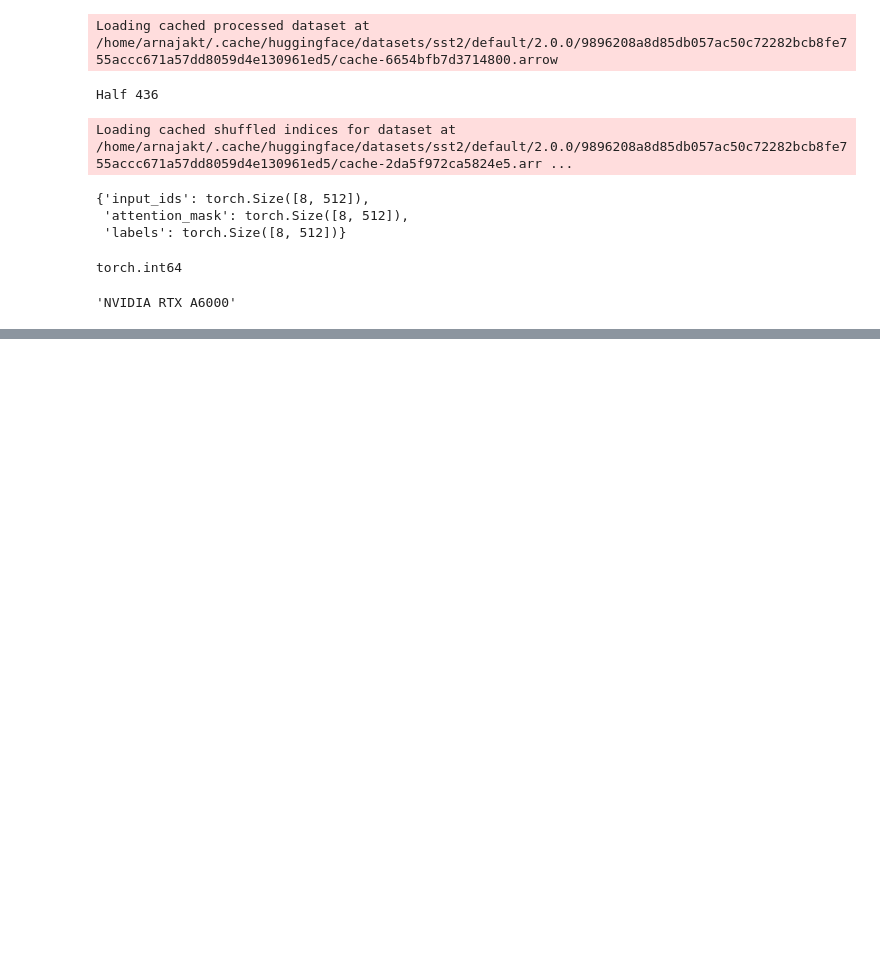
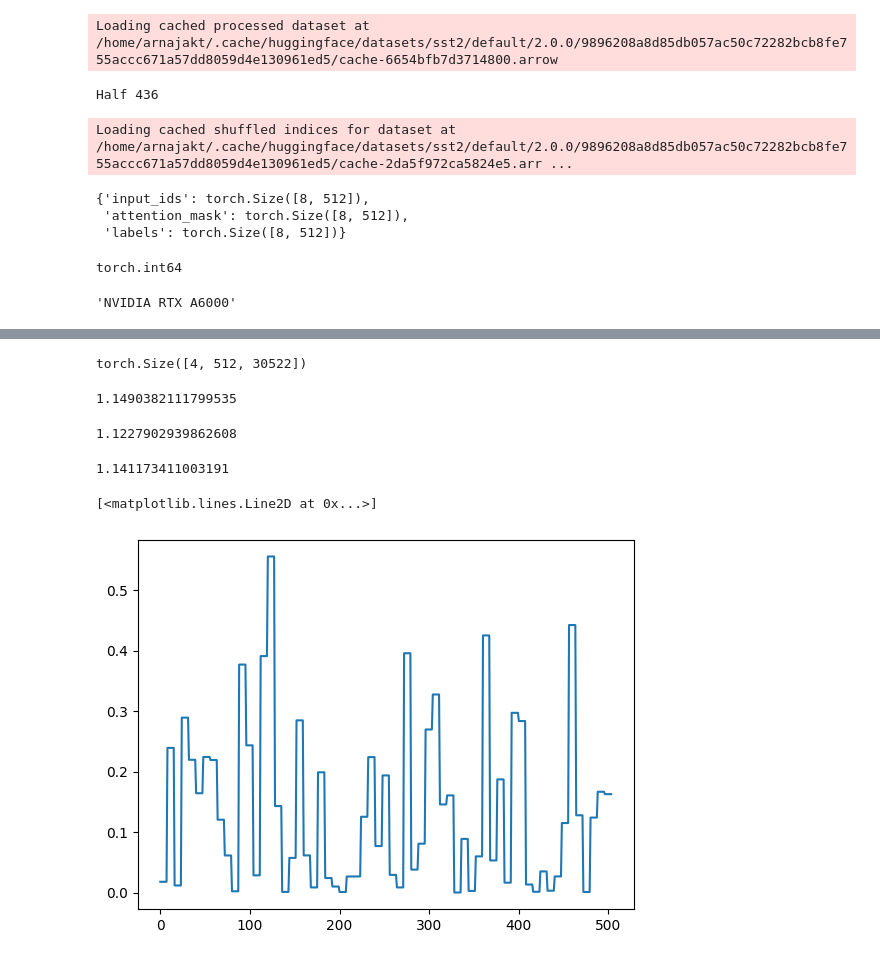
Before and after one commit to arnajak/Symbol-tuning, a Jupyter notebook: symbol.ipynb, the cells around one changed output, grey strips where cells are left out. Saved outputs shown, nothing was run; the diff lists cells and outputs as text; code cells hidden in the pictures; blank space fills up the shorter version.

```diff
--- a/symbol.ipynb
+++ b/symbol.ipynb
@@ -254,7 +254,7 @@ model, optimizer, train_dataloader, eval_dataloader = accelerator.prepare(
 # %%
 from transformers import get_scheduler
 
-num_train_epochs = 10000
+num_train_epochs = 3
 num_update_steps_per_epoch = len(train_dataloader)
 num_training_steps = num_train_epochs * num_update_steps_per_epoch
 
@@ -302,7 +302,6 @@ for epoch in range(num_train_epochs):
 
         loss = outputs.loss
         losses.append(accelerator.gather(loss.repeat(batch_size)))
-
     losses = torch.cat(losses)
     losses = losses[: len(eval_dataset)]
     try:
@@ -310,7 +309,7 @@ for epoch in range(num_train_epochs):
     except OverflowError:
         perplexity = float("inf")
 
-    #print(f">>> Epoch {epoch}: Perplexity: {perplexity}")
+    print(f">>> Epoch {epoch}: Perplexity: {perplexity}")
 
     # # Save and upload
     # accelerator.wait_for_everyone()
@@ -322,8 +321,8 @@ for epoch in range(num_train_epochs):
     #         commit_message=f"Training in progress epoch {epoch}", blocking=False
     #     )
 
-    if epoch % 1000 == 0:
-        print(f">>> Epoch {epoch}: Perplexity: {perplexity}")
-        model.save_pretrained("model/model_ver1601_epoch"+str(epoch), from_pt=True)
-model.save_pretrained("model/model_ver1601", from_pt=True)
+#     if epoch % 1000 == 0:
+#         print(f">>> Epoch {epoch}: Perplexity: {perplexity}")
+#         model.save_pretrained("model/model_ver1601_epoch"+str(epoch), from_pt=True)
+# model.save_pretrained("model/model_lastver", from_pt=True)
 # %% [output]
@@ -407,0 +332,4 @@ for i in range(10001):
+# %%
+outputs.logits.shape
+# %% [output]
+torch.Size([4, 512, 30522])
@@ -407,0 +368,28 @@ for i in range(10001):
+# %%
+from tqdm.auto import tqdm
+import torch
+import math
+
+#progress_bar = tqdm(range(num_training_steps))
+model_1 = model
+perplexities = []
+for epoch in range(num_train_epochs):
+
+    model_1 = train_model(model_1,train_dataloader)
+    model_1 , perplexity =  eval_model(model_1,eval_dataloader)
+    print(perplexity)
+    perplexities.append(perplexity)
+
+    # if valid_loss < best_valid_loss:
+    # best_valid_loss = valid_loss
+    # torch.save(model.state_dict(),'tensor.pt')
+# %% [output]
+1.1490382111799535
+1.1227902939862608
+1.141173411003191
+# %%
+import matplotlib.pyplot as plt
+plt.plot(losses.cpu()) # e2
+# %% [output]
+[<matplotlib.lines.Line2D at 0x...>]
+[figure, added]
```
Also changed, not shown: parts of 9 cells of this notebook, 1 other file.
